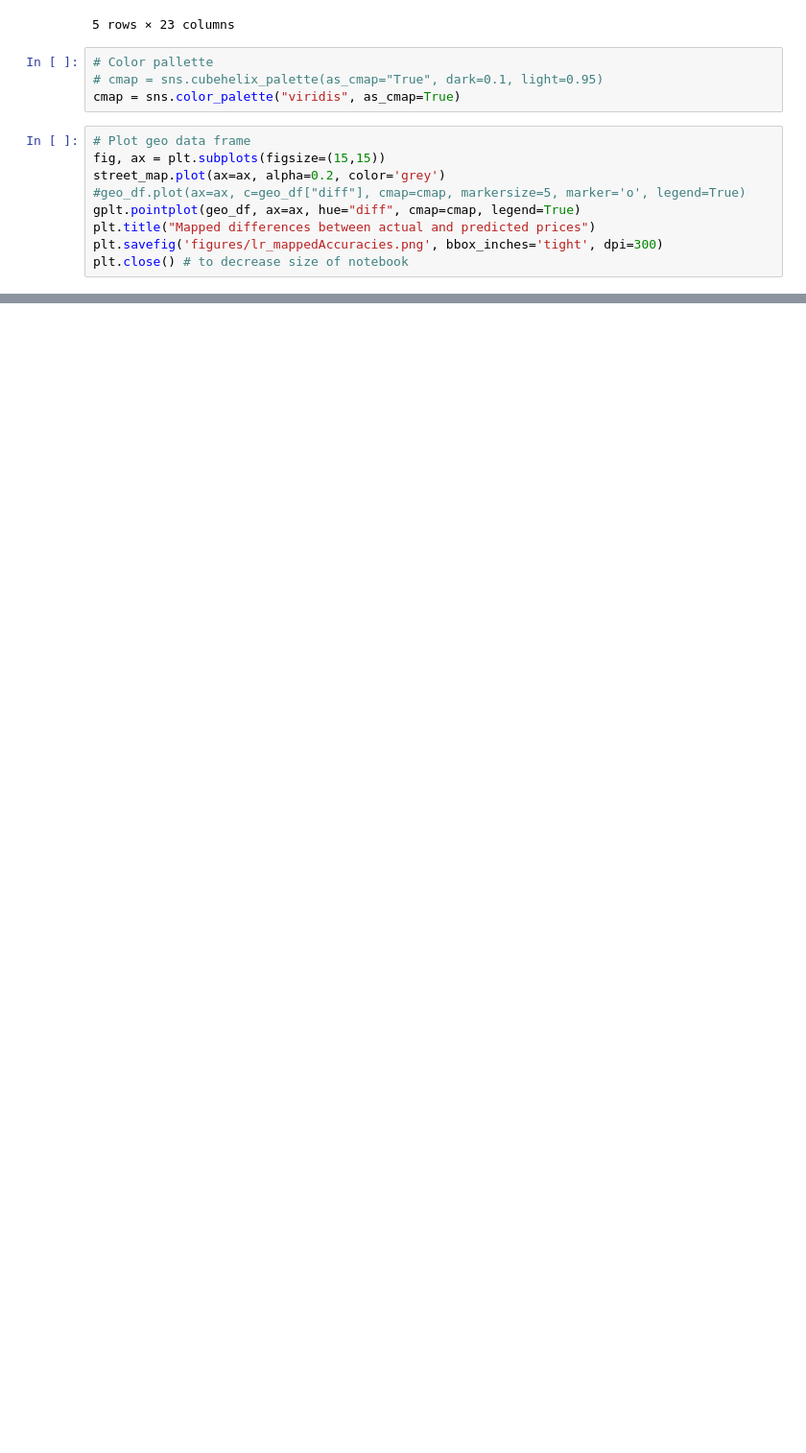
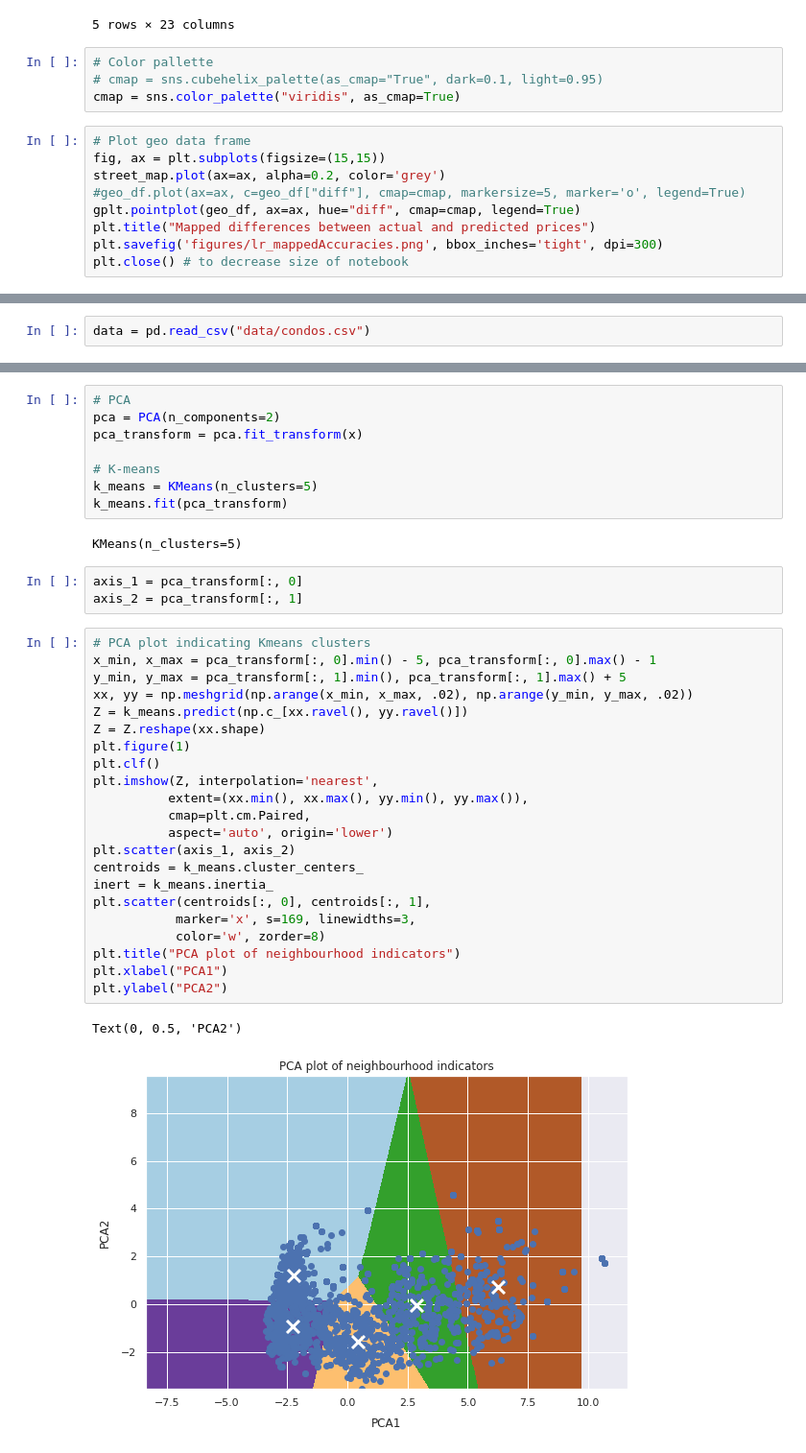
Before and after one commit to Jahnic/Portfolio, a Jupyter notebook: RealEstate/visualizations.ipynb, the cells around one changed output, grey strips where cells are left out. Shown: that part at 96% size. Drawn from its saved outputs; the diff is of its cells as text; blank space fills up the shorter version.

Commit message:
chores: move clustering section from wrangle to visualizations notebook

```diff
--- a/RealEstate/visualizations.ipynb
+++ b/RealEstate/visualizations.ipynb
@@ -181,0 +211,2 @@ plt.close() # to decrease size of notebook
+# %%
+data = pd.read_csv("data/condos.csv")
@@ -181,0 +234,38 @@ plt.close() # to decrease size of notebook
+# %%
+# PCA
+pca = PCA(n_components=2)
+pca_transform = pca.fit_transform(x)
+
+# K-means
+k_means = KMeans(n_clusters=5)
+k_means.fit(pca_transform)
+# %% [output]
+KMeans(n_clusters=5)
+# %%
+axis_1 = pca_transform[:, 0]
+axis_2 = pca_transform[:, 1]
+# %%
+# PCA plot indicating Kmeans clusters
+x_min, x_max = pca_transform[:, 0].min() - 5, pca_transform[:, 0].max() - 1
+y_min, y_max = pca_transform[:, 1].min(), pca_transform[:, 1].max() + 5
+xx, yy = np.meshgrid(np.arange(x_min, x_max, .02), np.arange(y_min, y_max, .02))
+Z = k_means.predict(np.c_[xx.ravel(), yy.ravel()])
+Z = Z.reshape(xx.shape)
+plt.figure(1)
+plt.clf()
+plt.imshow(Z, interpolation='nearest',
+          extent=(xx.min(), xx.max(), yy.min(), yy.max()),
+          cmap=plt.cm.Paired,
+          aspect='auto', origin='lower')
+plt.scatter(axis_1, axis_2)
+centroids = k_means.cluster_centers_
+inert = k_means.inertia_
+plt.scatter(centroids[:, 0], centroids[:, 1],
+           marker='x', s=169, linewidths=3,
+           color='w', zorder=8)
+plt.title("PCA plot of neighbourhood indicators")
+plt.xlabel("PCA1")
+plt.ylabel("PCA2")
+# %% [output]
+Text(0, 0.5, 'PCA2')
+[figure, added]
```
Also changed, not shown: parts of 9 cells of this notebook, 1 other file.
